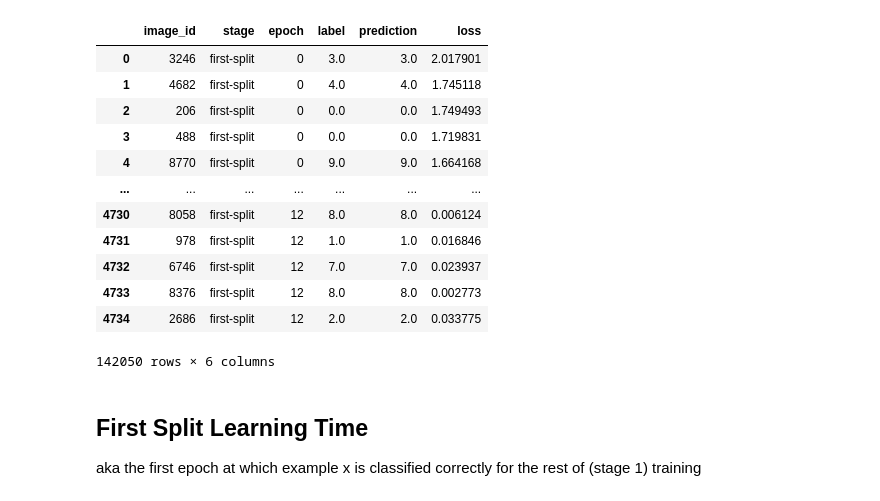
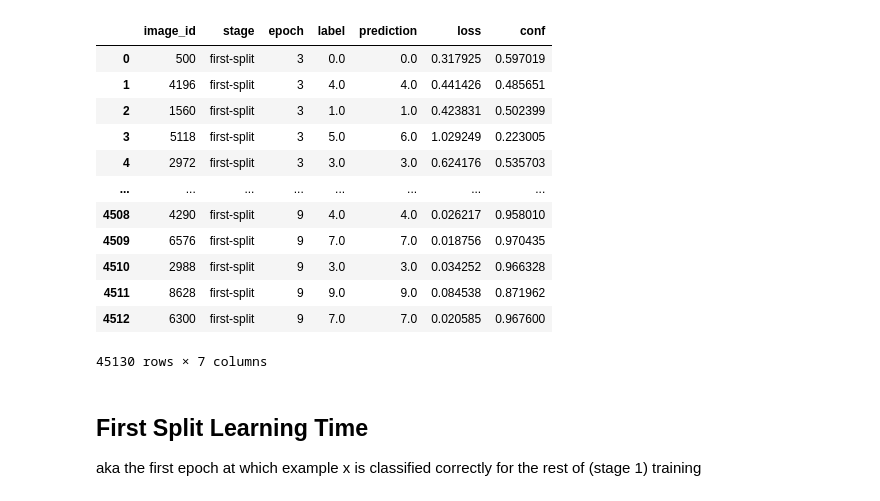
Before and after one commit to lisadunlap/second_split_forgetting, a Jupyter notebook: compute_ssft.ipynb, the cells around one changed output. Cells and saved outputs as stored; diff of their text form; code cells hidden in the pictures.

```diff
--- a/compute_ssft.ipynb
+++ b/compute_ssft.ipynb
@@ -6,25 +6,25 @@ import pandas as pd
 import matplotlib.pyplot as plt
 import seaborn as sns
 # %%
-run = 'imagenette'
-dataset = 'Imagenette'
+run = 'imagenettewoof'
+dataset = 'ImagenetteWoof'
 first_split = pd.concat([pd.read_csv(f'predictions/{dataset}/{run}/first-split/{f}') for f in os.listdir(f'predictions/{dataset}/{run}/first-split')])
 second_split = pd.concat([pd.read_csv(f'predictions/{dataset}/{run}/second-split/{f}') for f in os.listdir(f'predictions/{dataset}/{run}/second-split')])
 first_split
 # %% [output]
-|  | image_id | stage | epoch | label | prediction | loss |
-| 0 | 3246 | first-split | 0 | 3.0 | 3.0 | 2.017901 |
-| 1 | 4682 | first-split | 0 | 4.0 | 4.0 | 1.745118 |
-| 2 | 206 | first-split | 0 | 0.0 | 0.0 | 1.749493 |
-| 3 | 488 | first-split | 0 | 0.0 | 0.0 | 1.719831 |
-| 4 | 8770 | first-split | 0 | 9.0 | 9.0 | 1.664168 |
-| ... | ... | ... | ... | ... | ... | ... |
-| 4730 | 8058 | first-split | 12 | 8.0 | 8.0 | 0.006124 |
-| 4731 | 978 | first-split | 12 | 1.0 | 1.0 | 0.016846 |
-| 4732 | 6746 | first-split | 12 | 7.0 | 7.0 | 0.023937 |
-| 4733 | 8376 | first-split | 12 | 8.0 | 8.0 | 0.002773 |
-| 4734 | 2686 | first-split | 12 | 2.0 | 2.0 | 0.033775 |
+|  | image_id | stage | epoch | label | prediction | loss | conf |
+| 0 | 500 | first-split | 3 | 0.0 | 0.0 | 0.317925 | 0.597019 |
+| 1 | 4196 | first-split | 3 | 4.0 | 4.0 | 0.441426 | 0.485651 |
+| 2 | 1560 | first-split | 3 | 1.0 | 1.0 | 0.423831 | 0.502399 |
+| 3 | 5118 | first-split | 3 | 5.0 | 6.0 | 1.029249 | 0.223005 |
+| 4 | 2972 | first-split | 3 | 3.0 | 3.0 | 0.624176 | 0.535703 |
+| ... | ... | ... | ... | ... | ... | ... | ... |
+| 4508 | 4290 | first-split | 9 | 4.0 | 4.0 | 0.026217 | 0.958010 |
+| 4509 | 6576 | first-split | 9 | 7.0 | 7.0 | 0.018756 | 0.970435 |
+| 4510 | 2988 | first-split | 9 | 3.0 | 3.0 | 0.034252 | 0.966328 |
+| 4511 | 8628 | first-split | 9 | 9.0 | 9.0 | 0.084538 | 0.871962 |
+| 4512 | 6300 | first-split | 9 | 7.0 | 7.0 | 0.020585 | 0.967600 |
-142050 rows × 6 columns
+45130 rows × 7 columns
 # %% [markdown]
 ## First Split Learning Time
 
```
Also changed, not shown: parts of 8 cells of this notebook, 4 other files.
